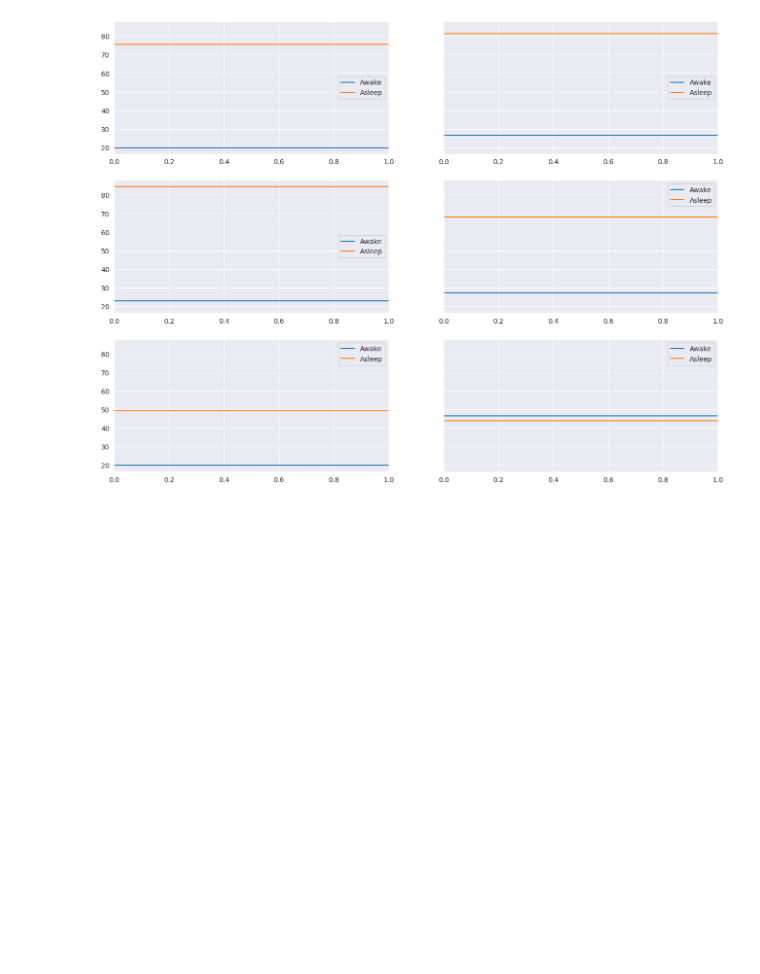
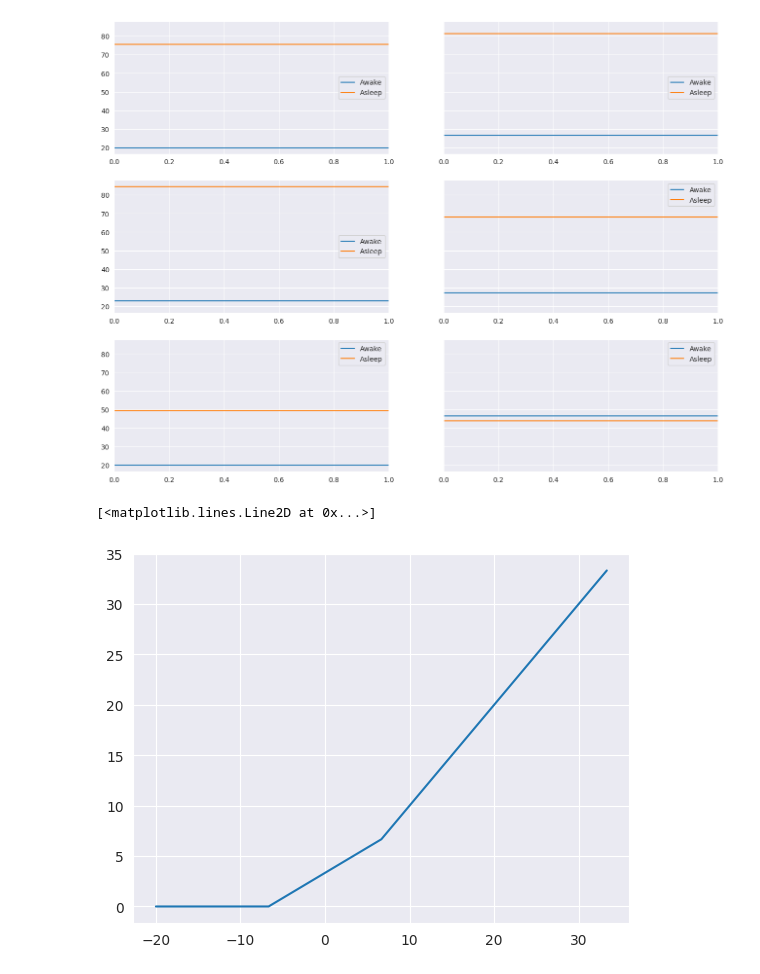
Before and after one commit to RikiTikkiTavi/kaggle-detect_sleep_states, a Jupyter notebook: notebooks/1-EDA.ipynb, the cells around one changed output. Drawn from its saved outputs; the diff is of its cells as text; code cells hidden in the pictures; blank space fills up the shorter version.

```diff
--- a/notebooks/1-EDA.ipynb
+++ b/notebooks/1-EDA.ipynb
@@ -412,3 +488,12 @@ for t, event_df, ax in zip(events_sample, events_df_iter, axs):
     ax.legend()
 # %% [output]
 [figure]
+# %%
+import torch
+
+xs = torch.tensor(np.linspace(-20, 100, 10))
+
+plt.plot(xs, -torch.log(1-torch.nn.Sigmoid()(xs)))
+# %% [output]
+[<matplotlib.lines.Line2D at 0x...>]
+[figure, added]
```
Also changed, not shown: parts of 6 cells of this notebook, 22 other files.
